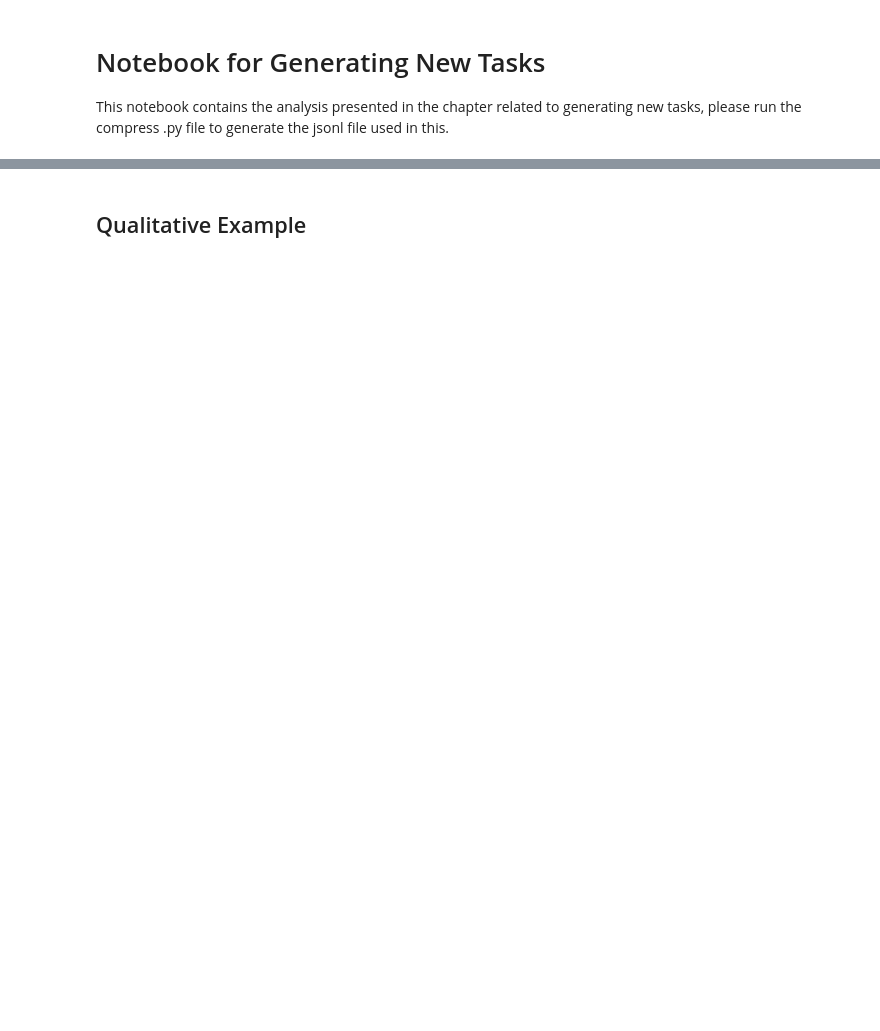
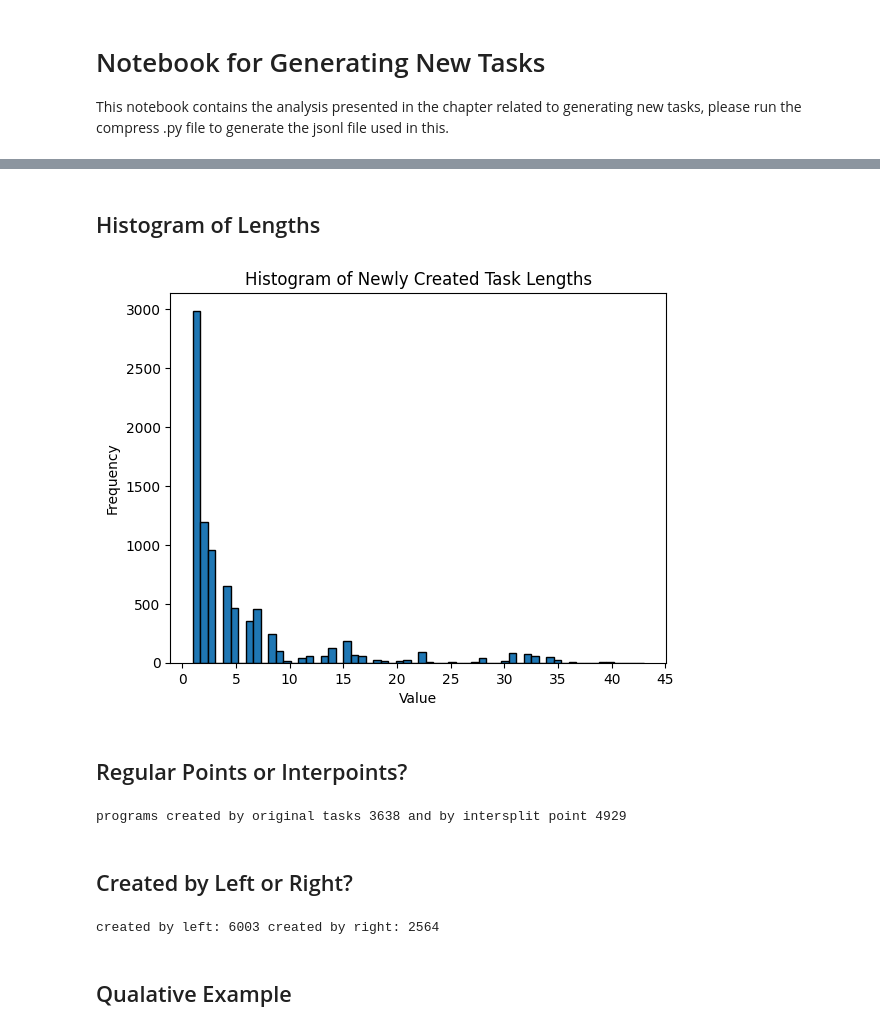
Before and after one commit to MGWSimpson/AlphaARC, a Jupyter notebook: analysis/task_creation.ipynb, the cells around one changed output, grey strips where cells are left out. Drawn from its saved outputs; the diff is of its cells as text; code cells hidden in the pictures; blank space fills up the shorter version.

```diff
--- a/analysis/task_creation.ipynb
+++ b/analysis/task_creation.ipynb
@@ -55,2 +141,75 @@ avg tasks generated: 2.05
+# %% [markdown]
+## Histogram of Lengths
+# %%
+def plot_histogram_of_new_tasks_lengths(new_tasks):
+    data = []
+
+    for task in new_tasks:
+        data.append( len(task.program_lines.split("\n")))
+
+    plt.hist(data, bins=60, edgecolor='black')
+
+    # Add labels and title
+    plt.xlabel('Value')
+    plt.ylabel('Frequency')
+    plt.title('Histogram of Newly Created Task Lengths')
+    # Set more x-axis ticks
+    min_val, max_val = min(data), max(data)
+    xticks = np.arange(0, max_val + 5, 5)
+    plt.xticks(xticks)
+    # Show plot
+    plt.show()
+
+plot_histogram_of_new_tasks_lengths(new_tasks)
+# %% [output]
+[figure, added]
+# %% [markdown]
+## Regular Points or Interpoints?
+# %%
+def compute_ratio_of_split_points(tasks, new_tasks):
+    save = {}
+    for t in tasks:
+        save[t.task_key] = []
+
+
+
+
+    for t_id in save.keys():
+
+        for new_t in new_tasks:
+            if new_t.parent_key == t_id:
+                save[t_id].append(new_t)
+
+
+    data = [len(arr) for arr in save.values()]
+
+    total_tasks = sum(data)
+    print(f"programs created by original tasks {total_tasks} and by intersplit point {len(new_tasks) - total_tasks}")
+
+compute_ratio_of_split_points(tasks, new_tasks)
+# %% [output]
+programs created by original tasks 3638 and by intersplit point 4929
+# %% [markdown]
+## Created by Left or Right?
+# %%
+def compute_left_or_right(tasks, new_tasks):
+
+    left_count = 0
+    right_count = 0
+
+    for task in new_tasks:
+
+        if "R" in task.task_key:
+            right_count +=1
+        else:
+            left_count +=1
+
+
+    print(f"created by left: {left_count} created by right: {right_count}")
+
+
+compute_left_or_right(tasks, new_tasks)
+# %% [output]
+created by left: 6003 created by right: 2564
 # %% [markdown]
-## Qualitative Example
+## Qualative Example
```
Also changed, not shown: parts of 10 cells of this notebook, 2 other files.
